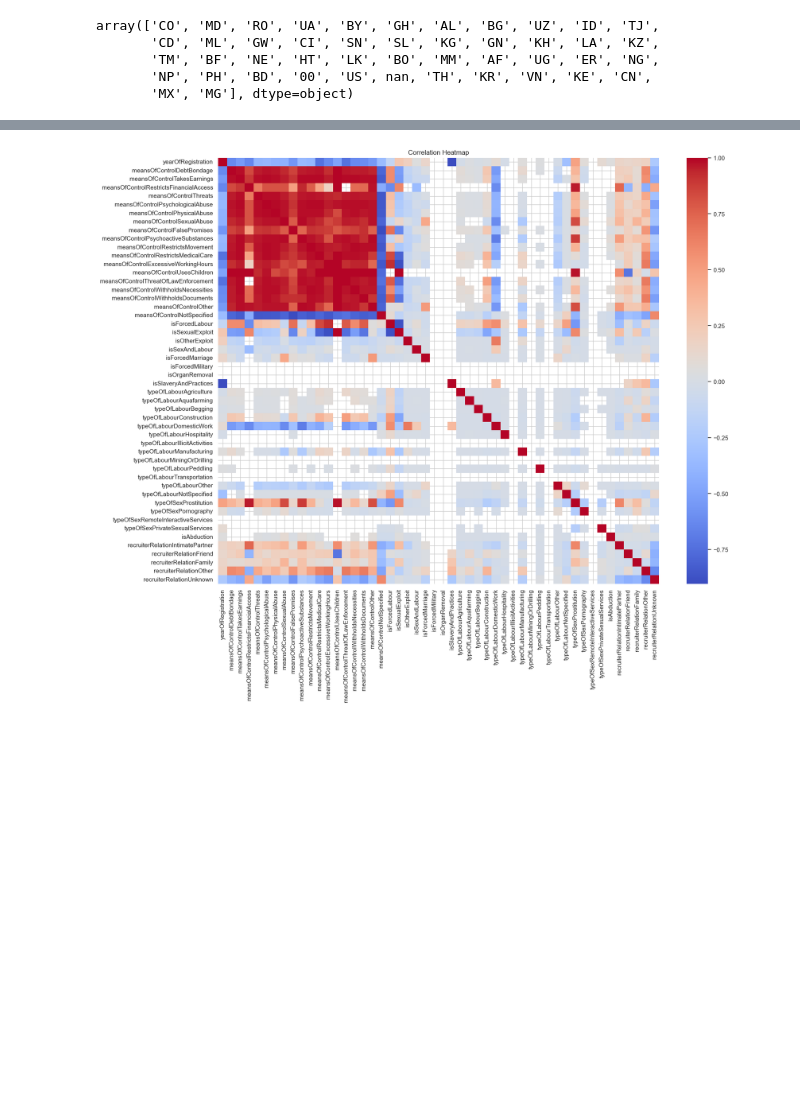
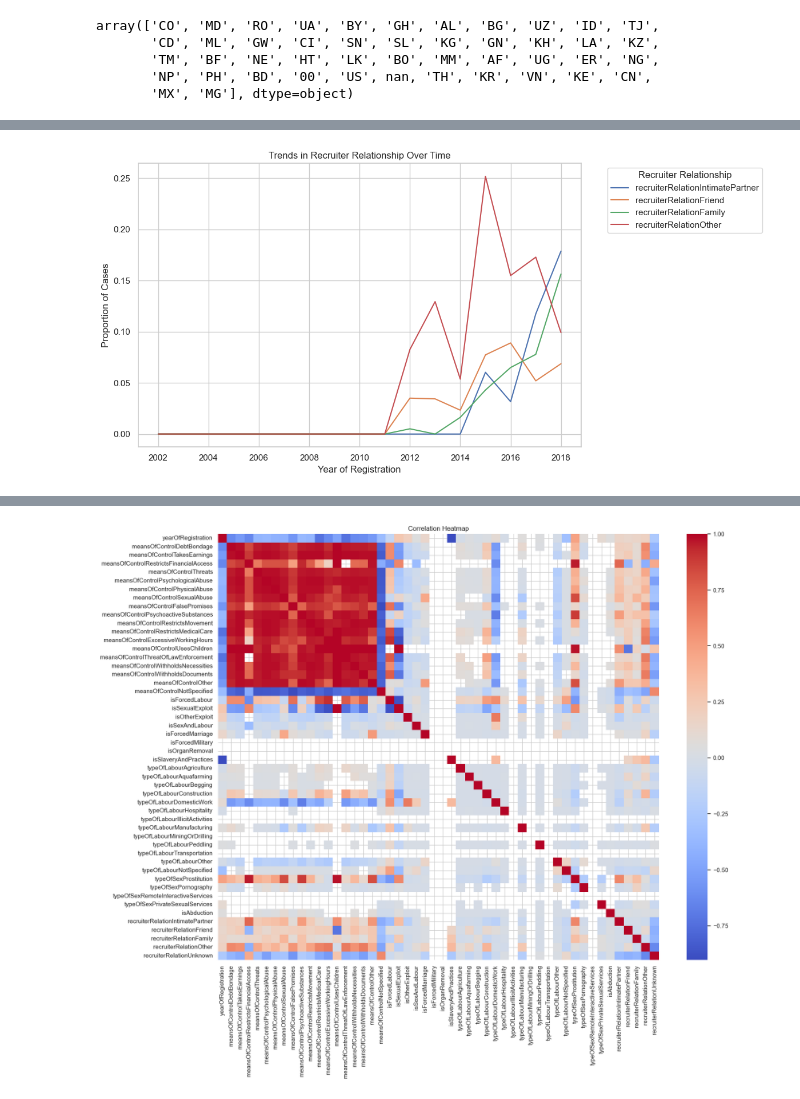
Before and after one commit to BartmossMurphy2077/MLgroupAssignement, a Jupyter notebook: notebook.ipynb, the cells around one changed output, grey strips where cells are left out. Cells and saved outputs as stored; diff of their text form; code cells hidden in the pictures; blank space fills up the shorter version.

```diff
--- a/notebook.ipynb
+++ b/notebook.ipynb
@@ -72,0 +158,18 @@ array(['CO', 'MD', 'RO', 'UA', 'BY', 'GH', 'AL', 'BG', 'UZ', 'ID', 'TJ',
+# %%
+recruiter_cols = ['recruiterRelationIntimatePartner', 'recruiterRelationFriend',
+                  'recruiterRelationFamily', 'recruiterRelationOther']
+
+recruiter_trends = df.groupby('yearOfRegistration')[recruiter_cols].mean().reset_index()
+
+plt.figure(figsize=(12, 6))
+for col in recruiter_cols:
+    sns.lineplot(data=recruiter_trends, x='yearOfRegistration', y=col, label=col)
+
+plt.title("Trends in Recruiter Relationship Over Time")
+plt.xlabel("Year of Registration")
+plt.ylabel("Proportion of Cases")
+plt.legend(title="Recruiter Relationship", bbox_to_anchor=(1.05, 1), loc='upper left')
+plt.tight_layout()
+plt.show()
+# %% [output]
+[figure, added]
```
Also changed, not shown: parts of 22 cells of this notebook, 1 other file.
